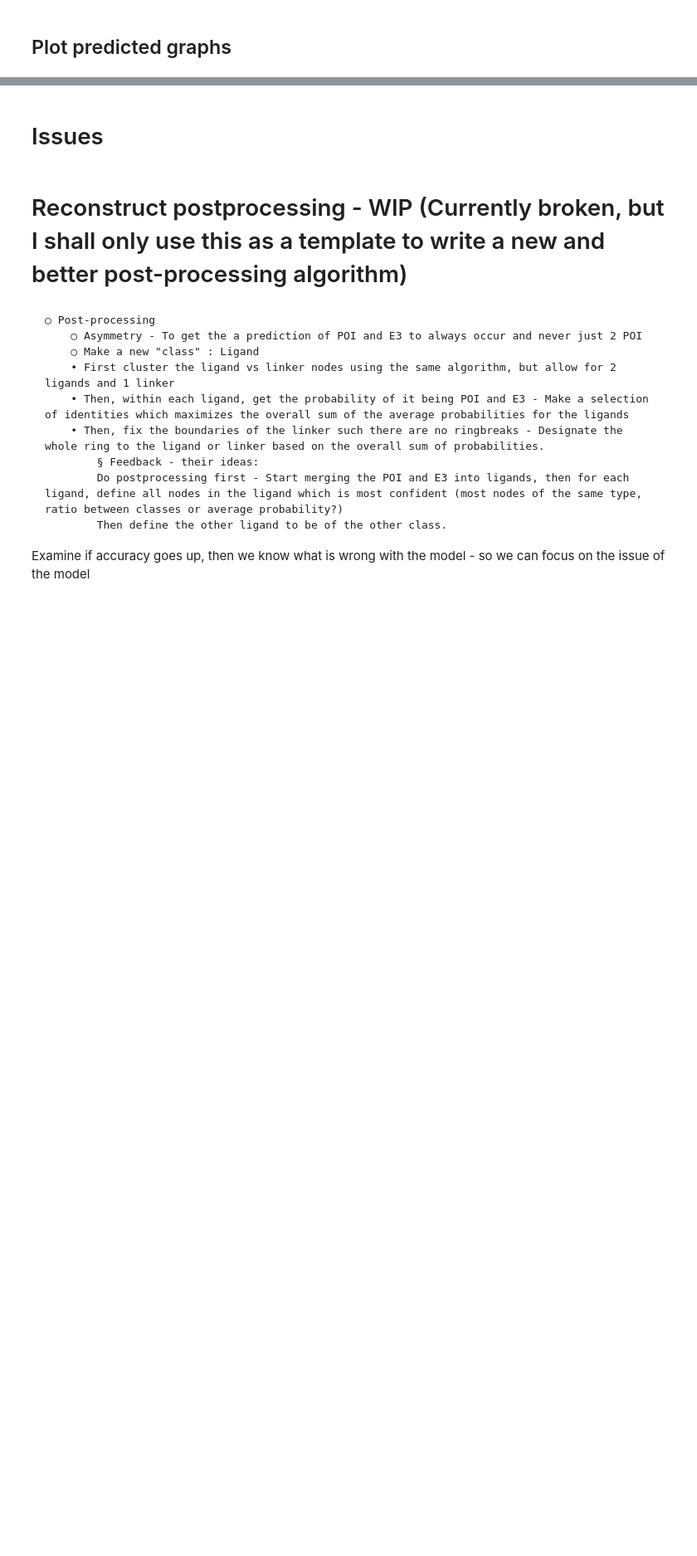
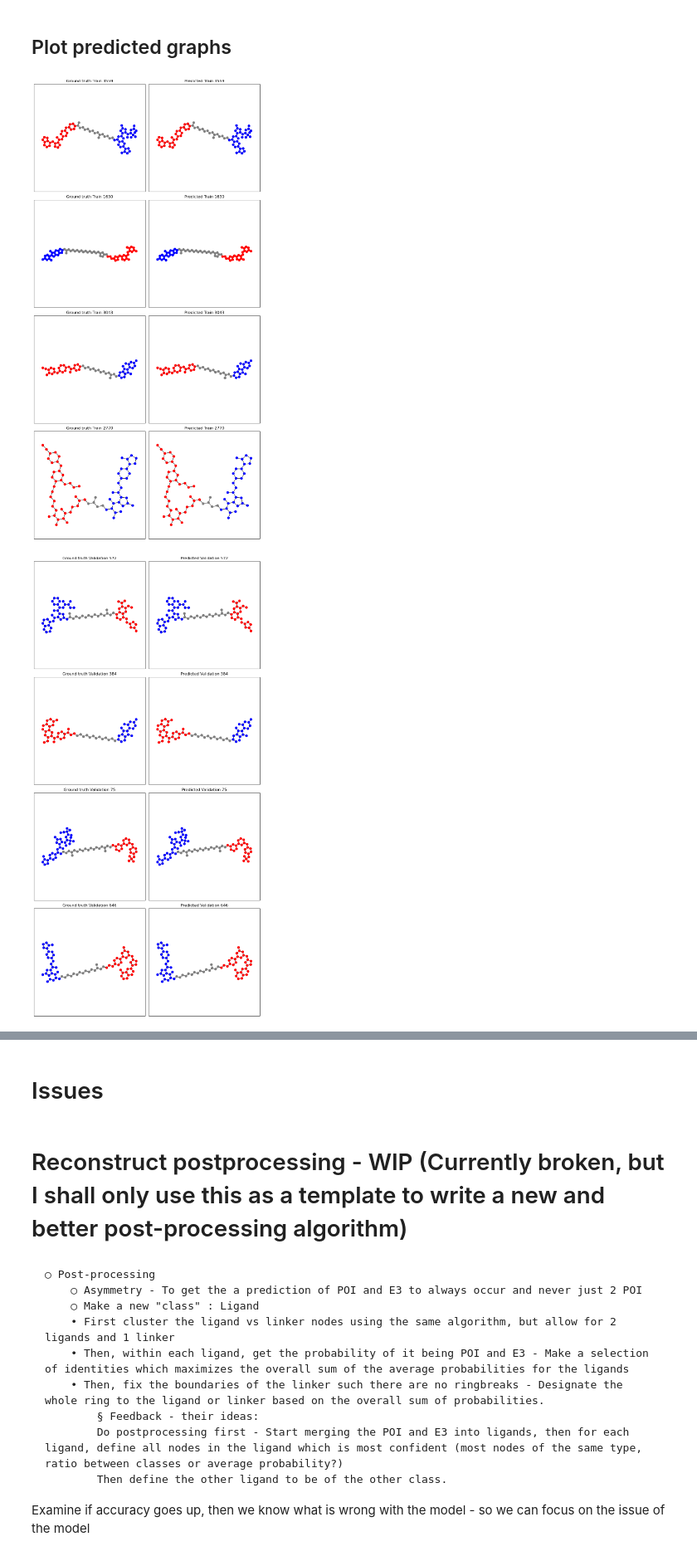
Before and after one commit to ribesstefano/PROTAC-Splitter, a Jupyter notebook: notebooks/GNN/gnn_full_pipeline_v1.2.ipynb, the cells around one changed output, grey strips where cells are left out. Shown at 83% size. Saved outputs shown, nothing was run; the diff lists cells and outputs as text; code cells hidden in the pictures; blank space fills up the shorter version.

```diff
--- a/notebooks/GNN/gnn_full_pipeline_v1.2.ipynb
+++ b/notebooks/GNN/gnn_full_pipeline_v1.2.ipynb
@@ -1743,13 +2290,14 @@ if False:
 # %%
-lr =  0.000065     #0.0001 #0.0004262330582033234# 0.000563    0.000075
-batch_size = 32
+lr =  0.00002     #0.0001 #0.0004262330582033234# 0.000563    0.000075
+batch_size = 1
 criterion_reduction = "sum" #Alternatives: "sum" "mean"
-num_layers = 14
-layer_dims = [2048 for i in range(num_layers)] #[128 for i in range(num_layers)]
+num_layers = 11
+layer_dims = [1024 for i in range(num_layers)] #[128 for i in range(num_layers)]
 output_layer_type = "linear_linkpred_symmetric"                   #unsure if about data leakage withing a batch with a batchsize greater than 1 - I sum all node features in the batch - Should be sum over a graph, for all graphs
 gnn_layer_type = "GraphConv" #     ['GraphConv', 'GCNConv', 'GATConv', 'SAGEConv', 'TransformerConv'])   #Have not implemented AttentiveFP and GINConv yet.
 
 
+use_edge_information = True
 
 
 #Initialize model
@@ -1763,7 +2311,7 @@ if len(layer_dims)<=6 and max(layer_dims)<=248:
     device = torch.device("cpu") #"cuda" if torch.cuda.is_available() else "cpu") #"cpu") ## cuda makes the size of the network no longer matter in terms of epoch-time?! (64=1024 dimensions) On cpu it is 7 s vs 1min 30 seconds. GPU: 14 s vs 14 s
 else:
     device = torch.device("cuda" if torch.cuda.is_available() else "cpu") #"cpu") ## cuda makes the size of the network no longer matter in terms of epoch-time?! (64=1024 dimensions) On cpu it is 7 s vs 1min 30 seconds. GPU: 14 s vs 14 s
-dropout_rate = 0.005
+dropout_rate = 0.25
 if batch_size > 1:
     use_batch_normalization = True
 else:
@@ -1780,7 +2328,7 @@ init_params = {'model_type': model_type,
                'device': device,
                'dropout_rate': dropout_rate,
                'use_batch_normalization': use_batch_normalization,
-               'last_activation_function': last_activation_function}
+               'last_activation_function': last_activation_function,}
 
 if 'model' in locals():
     del model
@@ -1922,6 +2470,18 @@ import torchvision.models as models
 from torch.profiler import profile, record_function, ProfilerActivity
 # %%
 test_loader = DataLoader(test_a0_set_pub, batch_size=1, num_workers=8)
+# %%
+from torch.profiler import profile, record_function, ProfilerActivity
+test_loader = DataLoader(test_a0_set_pub, batch_size=1)
+device = torch.device("cuda" if torch.cuda.is_available() else "cpu")
+
+with profile(activities=[ProfilerActivity.CPU, ProfilerActivity.CUDA], profile_memory=True, record_shapes=True) as prof:
+    model.to(device)
+    for batch in test_loader:
+        with record_function("model_forward"):
+            model.forward(batch)
+
+print(prof.key_averages().table(sort_by="cpu_time_total", row_limit=10))
 # %%
 device = torch.device("cpu") #"cuda" if torch.cuda.is_available() else "cpu") #
 
@@ -2328,7 +2953,7 @@ for dataset in datasets:
 # %% [markdown]
 ## Plot predicted graphs
 # %%
-num_protacs_per_set = 3
+num_protacs_per_set = 4
 datasets = [train_set_pub, val_set_pub, test_sets[0], test_sets[1], test_sets[2], test_sets[3]]
 set_strs = ["Train", "Validation", "Test PROTAC", "Test POI", "Test Linker", "Test E3"]
 
@@ -2382,30 +3007,33 @@ for dataset, set_str in zip(datasets, set_strs):
 
         class_predictions, _ = model._predict_node_labels_and_probabilities_for_batch(batch, raw_prediction)
 
         #if model_type == "boundary_pred":
         #    class_predictions = process_predicted_boundaries_to_substructure_labels(protac_data.smiles, raw_prediction)
         #elif model_type == "node_pred" or model_type == "node_pred_graph":
         #    class_predictions = raw_prediction.argmax(dim=1)
 
         predicted_colors = ['red' if label == 0 else 'gray' if label == 1 else 'blue' for label in class_predictions]
 
         nx.draw_networkx(G, pos=pos, ax=axarr[i, 1], node_color=predicted_colors, with_labels=False, node_size=50)
         axarr[i, 1].set_title(f"Predicted {set_str} {protac_idx}")
         axarr[i, 1].axis('equal')
 
         if plot_postprocessed_graphs:
             for node, class_prediction in zip(G.nodes, class_predictions):
                 G.nodes[node]['node_class'] = class_prediction.item()
             G, _ = redefine_outlier_nodes(G) #Can run 10 000 times within 1.2 seconds => Not a speed-bottleneck
             G = consolidate_clusters(G)
             color_map = {0: 'red', 1: 'gray', 2: 'blue'}
             predicted_colors_postprocessed = [color_map[G.nodes[node]['node_class']] for node in G]
 
 
             nx.draw_networkx(G, pos=pos, ax=axarr[i, 2], node_color=predicted_colors_postprocessed, with_labels=False, node_size=50)#, labels=labels, font_color=predicted_colors_postprocessed)
             axarr[i, 2].set_title(f"Pred & Processed {set_str} {protac_idx}")
             axarr[i, 2].axis('equal')
 
 
     plt.tight_layout()
     plt.show()
+# %% [output]
+[figure, added]
+[figure, added]
```
Also changed, not shown: parts of 21 cells of this notebook, 1 other file.
